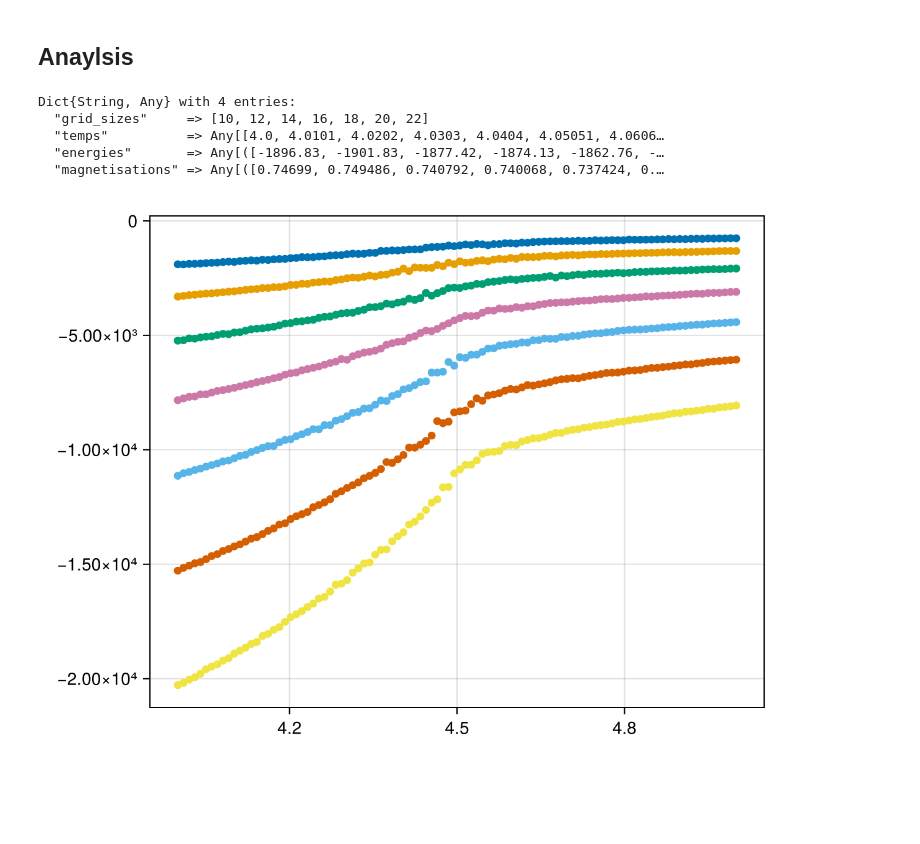
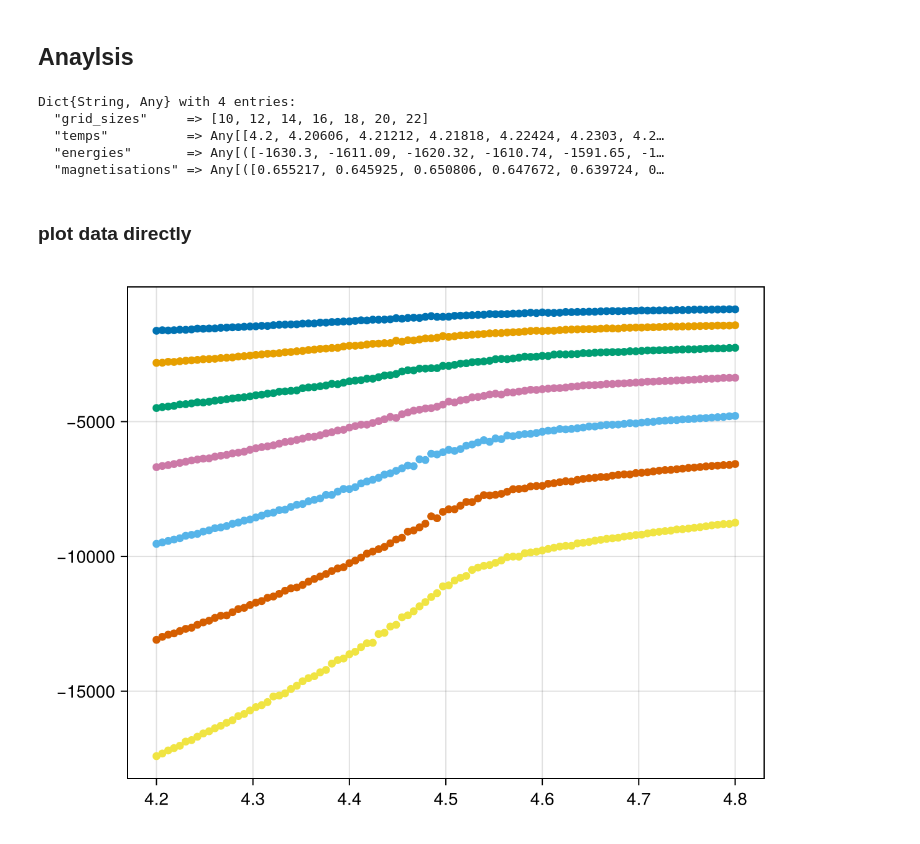
Before and after one commit to emhl/CoPhy3, a Jupyter notebook: ex02/notebooks/finite_size_scaling.ipynb, the cells around one changed output. Cells and saved outputs as stored; diff of their text form; code cells hidden in the pictures; blank space fills up the shorter version.

```diff
--- a/ex02/notebooks/finite_size_scaling.ipynb
+++ b/ex02/notebooks/finite_size_scaling.ipynb
@@ -9,25 +9,27 @@ using JLD2
 # %% [markdown]
 ## Anaylsis
 # %%
-data = load("../data/finite_size_scaling.jld2")
+data = load("../data/finite_size_scaling_large.jld2")
 # %% [output]
 Dict{String, Any} with 4 entries:
   "grid_sizes"     => [10, 12, 14, 16, 18, 20, 22]
-  "temps"          => Any[[4.0, 4.0101, 4.0202, 4.0303, 4.0404, 4.05051, 4.0606…
-  "energies"       => Any[([-1896.83, -1901.83, -1877.42, -1874.13, -1862.76, -…
-  "magnetisations" => Any[([0.74699, 0.749486, 0.740792, 0.740068, 0.737424, 0.…
+  "temps"          => Any[[4.2, 4.20606, 4.21212, 4.21818, 4.22424, 4.2303, 4.2…
+  "energies"       => Any[([-1630.3, -1611.09, -1620.32, -1610.74, -1591.65, -1…
+  "magnetisations" => Any[([0.655217, 0.645925, 0.650806, 0.647672, 0.639724, 0…
 # %%
 grid_sizes = data["grid_sizes"]
 temps = data["temps"]
 energies = data["energies"]
 magnetisations = data["magnetisations"];
+# %% [markdown]
+### plot data directly
 # %%
-fig = plt.Figure()
-ax = plt.Axis(fig[1,1])
+fig = Figure()
+ax = Axis(fig[1,1])
 for (grid_size, energies_, temps_) in zip(grid_sizes, energies, temps)
-    plt.plot!(ax, temps_, energies_[1], label="L = $grid_size")
+    plot!(ax, temps_, energies_[1], label="L = $grid_size")
 end
 fig
 # %% [output]
-[figure, old version]
+[figure, new version]
 # %%
```
Also changed, not shown: parts of 18 cells of this notebook.
